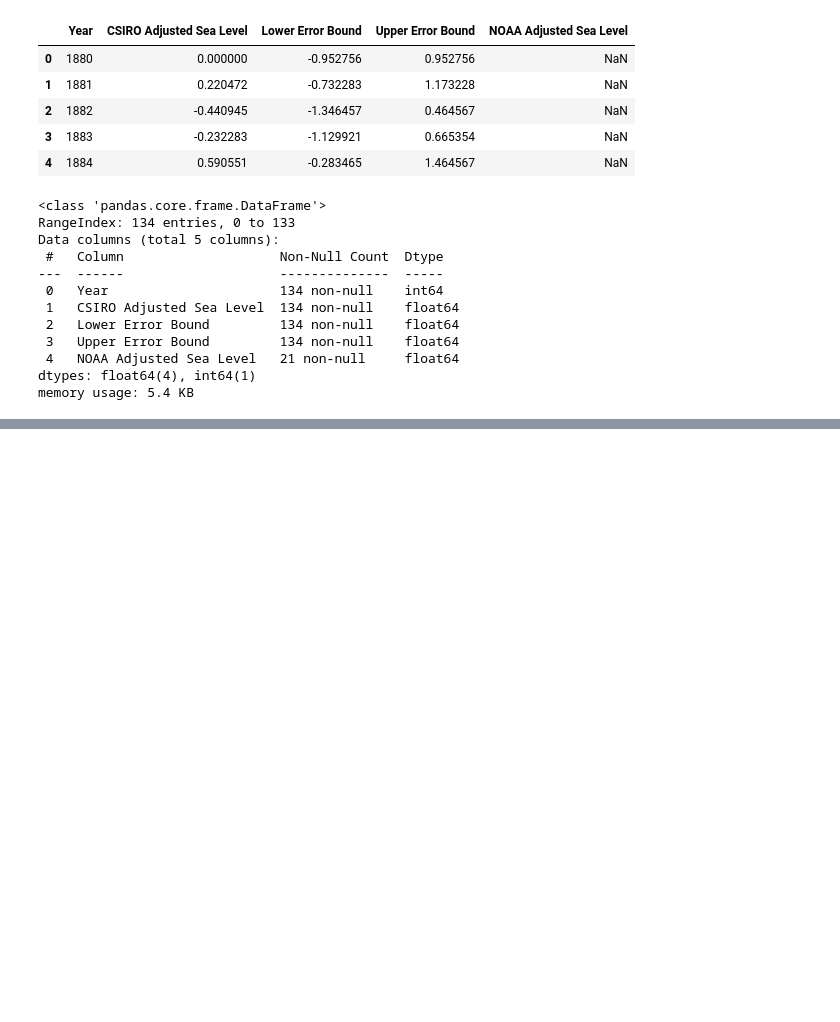
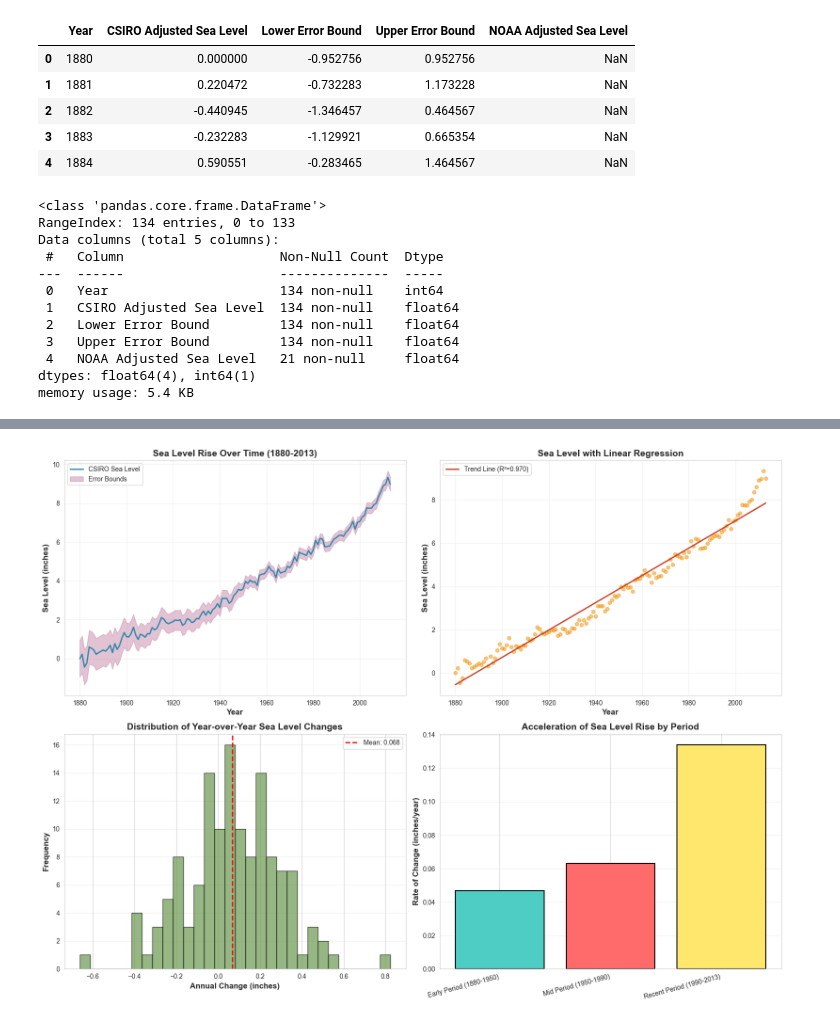
Before and after one commit to itsluckysharma01/Sea-Level-Predictor, a Jupyter notebook: main.ipynb, the cells around one changed output, grey strips where cells are left out. Cells and saved outputs as stored; diff of their text form; code cells hidden in the pictures; blank space fills up the shorter version.

Commit message:
analyze data

```diff
--- a/main.ipynb
+++ b/main.ipynb
@@ -32,0 +35,14 @@ memory usage: 5.4 KB
+# %%
+# Basic statistics
+print("Dataset Overview:")
+print(f"Years covered: {df['Year'].min()} - {df['Year'].max()}")
+print(f"Total data points: {len(df)}\n")
+
+print("\nCSIRO Adjusted Sea Level Statistics:")
+print(df['CSIRO Adjusted Sea Level'].describe())
+
+print("\n\nYear-over-Year Change Analysis:")
+df['Change'] = df['CSIRO Adjusted Sea Level'].diff()
+print(f"Average annual change: {df['Change'].mean():.4f} inches")
+print(f"Median annual change: {df['Change'].median():.4f} inches")
+print(f"Total sea level rise: {df['CSIRO Adjusted Sea Level'].iloc[-1] - df['CSIRO Adjusted Sea Level'].iloc[0]:.2f} inches")
@@ -32,0 +69,79 @@ memory usage: 5.4 KB
+# %%
+# Set style
+sns.set_style('whitegrid')
+plt.rcParams['figure.figsize'] = (14, 6)
+
+# Create comprehensive visualization
+fig, axes = plt.subplots(2, 2, figsize=(16, 12))
+
+# 1. Time Series Plot
+ax1 = axes[0, 0]
+ax1.plot(df['Year'], df['CSIRO Adjusted Sea Level'], color='#2E86AB', linewidth=2, label='CSIRO Sea Level')
+ax1.fill_between(df['Year'], df['Lower Error Bound'], df['Upper Error Bound'],
+                  alpha=0.3, color='#A23B72', label='Error Bounds')
+ax1.set_xlabel('Year', fontsize=12, fontweight='bold')
+ax1.set_ylabel('Sea Level (inches)', fontsize=12, fontweight='bold')
+ax1.set_title('Sea Level Rise Over Time (1880-2013)', fontsize=14, fontweight='bold')
+ax1.legend()
+ax1.grid(True, alpha=0.3)
+
+# 2. Scatter Plot with Trend Line
+ax2 = axes[0, 1]
+ax2.scatter(df['Year'], df['CSIRO Adjusted Sea Level'], alpha=0.5, s=30, color='#F18F01')
+
+# Add linear regression
+from scipy import stats
+slope, intercept, r_value, p_value, std_err = stats.linregress(df['Year'], df['CSIRO Adjusted Sea Level'])
+line = slope * df['Year'] + intercept
+ax2.plot(df['Year'], line, color='#C73E1D', linewidth=2, label=f'Trend Line (R²={r_value**2:.3f})')
+
+ax2.set_xlabel('Year', fontsize=12, fontweight='bold')
+ax2.set_ylabel('Sea Level (inches)', fontsize=12, fontweight='bold')
+ax2.set_title('Sea Level with Linear Regression', fontsize=14, fontweight='bold')
+ax2.legend()
+ax2.grid(True, alpha=0.3)
+
+# 3. Distribution of Annual Changes
+ax3 = axes[1, 0]
+ax3.hist(df['Change'].dropna(), bins=30, color='#6A994E', alpha=0.7, edgecolor='black')
+ax3.axvline(df['Change'].mean(), color='red', linestyle='--', linewidth=2, label=f'Mean: {df["Change"].mean():.3f}')
+ax3.set_xlabel('Annual Change (inches)', fontsize=12, fontweight='bold')
+ax3.set_ylabel('Frequency', fontsize=12, fontweight='bold')
+ax3.set_title('Distribution of Year-over-Year Sea Level Changes', fontsize=14, fontweight='bold')
+ax3.legend()
+ax3.grid(True, alpha=0.3, axis='y')
+
+# 4. Recent Acceleration (comparing different periods)
+ax4 = axes[1, 1]
+periods = [
+    (1880, 1950, 'Early Period (1880-1950)'),
+    (1950, 1990, 'Mid Period (1950-1990)'),
+    (1990, 2013, 'Recent Period (1990-2013)')
+]
+
+avg_changes = []
+period_labels = []
+
+for start, end, label in periods:
+    subset = df[(df['Year'] >= start) & (df['Year'] <= end)]
+    slope_period, _, _, _, _ = stats.linregress(subset['Year'], subset['CSIRO Adjusted Sea Level'])
+    avg_changes.append(slope_period)
+    period_labels.append(label)
+
+colors = ['#4ECDC4', '#FF6B6B', '#FFE66D']
+ax4.bar(range(len(avg_changes)), avg_changes, color=colors, edgecolor='black', linewidth=1.5)
+ax4.set_xticks(range(len(avg_changes)))
+ax4.set_xticklabels(period_labels, rotation=15, ha='right')
+ax4.set_ylabel('Rate of Change (inches/year)', fontsize=12, fontweight='bold')
+ax4.set_title('Acceleration of Sea Level Rise by Period', fontsize=14, fontweight='bold')
+ax4.grid(True, alpha=0.3, axis='y')
+
+plt.tight_layout()
+plt.show()
+
+print(f"\nLinear Regression Results:")
+print(f"Slope: {slope:.4f} inches/year")
+print(f"R-squared: {r_value**2:.4f}")
+print(f"P-value: {p_value}")
+# %% [output]
+[figure, added]
```
Also changed, not shown: parts of 6 cells of this notebook.
